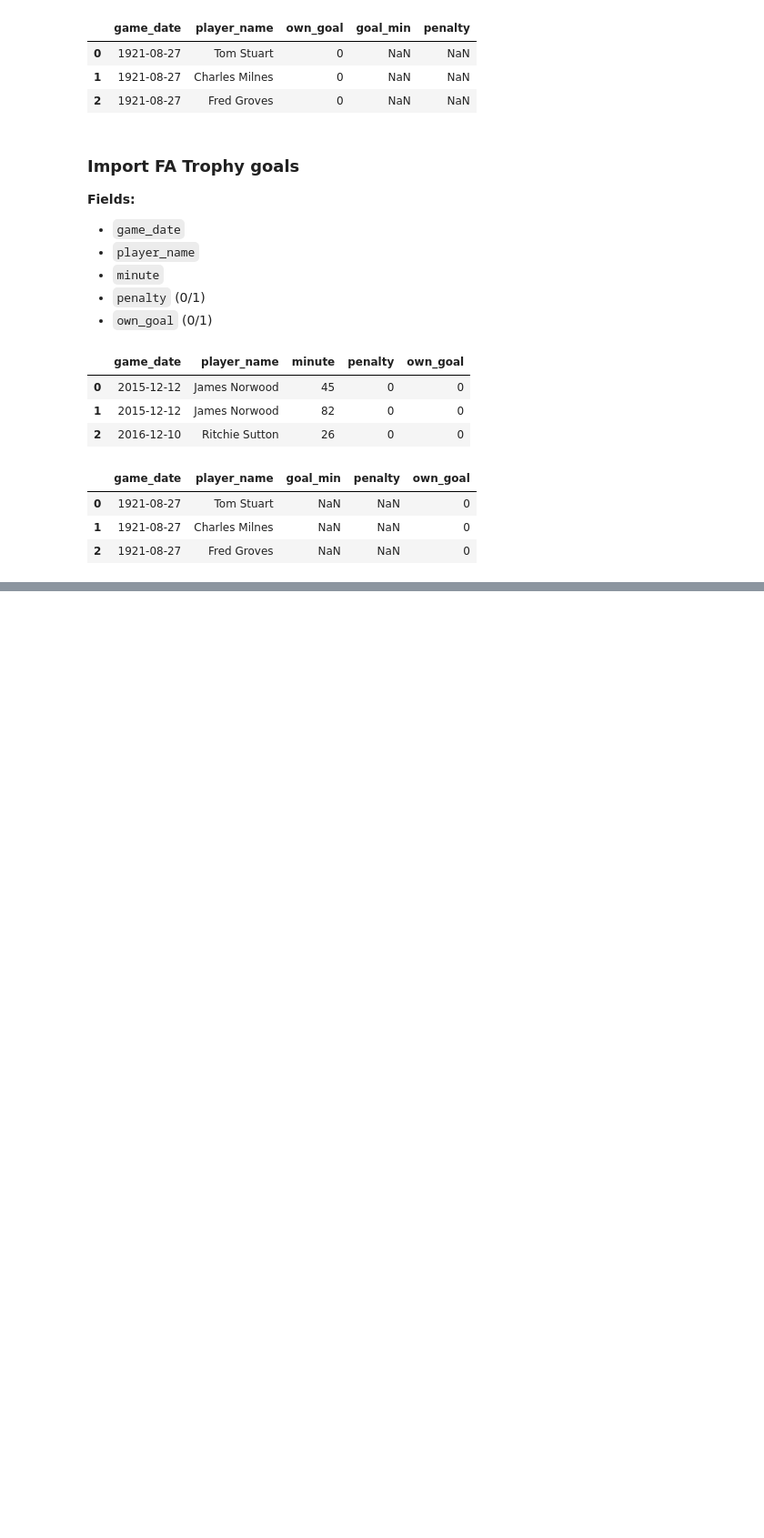
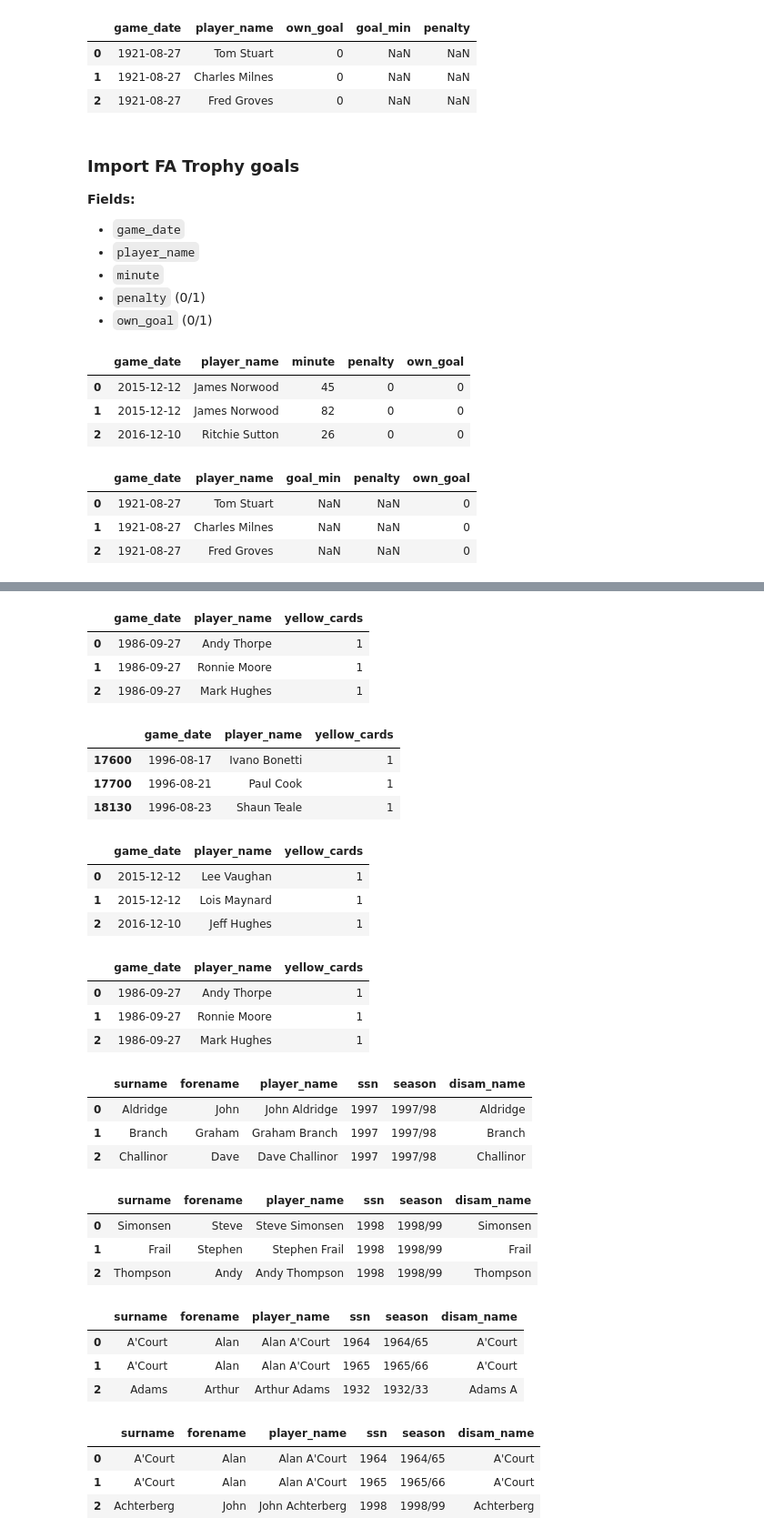
Before and after one commit to petebrown/pre-2023-data-prep, a Jupyter notebook: data-pipeline-prep.ipynb, the cells around one changed output, grey strips where cells are left out. Shown at 91% size. Drawn from its saved outputs; the diff is of its cells as text; code cells hidden in the pictures; blank space fills up the shorter version.

```diff
--- a/data-pipeline-prep.ipynb
+++ b/data-pipeline-prep.ipynb
@@ -227,0 +347,36 @@ goals_df.to_csv('data/goals_df.csv', index=False)
+# %%
+cr_yellows = pd.read_csv("https://raw.githubusercontent.com/petebrown/complete-record/main/seasons/manual/cards_yellow.csv", parse_dates = ["game_date"])
+
+cr_yellows.head(3)
+# %% [output]
+|  | game_date | player_name | yellow_cards |
+| 0 | 1986-09-27 | Andy Thorpe | 1 |
+| 1 | 1986-09-27 | Ronnie Moore | 1 |
+| 2 | 1986-09-27 | Mark Hughes | 1 |
+# %%
+sb_yellows = sb_match_apps[["game_date", "player_name", "yellow_cards"]].query("yellow_cards > 0").sort_values(by = "game_date")
+
+sb_yellows.head(3)
+# %% [output]
+|  | game_date | player_name | yellow_cards |
+| 17600 | 1996-08-17 | Ivano Bonetti | 1 |
+| 17700 | 1996-08-21 | Paul Cook | 1 |
+| 18130 | 1996-08-23 | Shaun Teale | 1 |
+# %%
+fa_trophy_yellows = pd.read_csv("https://raw.githubusercontent.com/petebrown/complete-record/main/fa-trophy/fa_trophy_cards.csv", parse_dates = ["game_date"])[["game_date", "player_name", "yellow_card"]].query("yellow_card == 1").rename(columns = {"yellow_card": "yellow_cards"})
+
+fa_trophy_yellows.head(3)
+# %% [output]
+|  | game_date | player_name | yellow_cards |
+| 0 | 2015-12-12 | Lee Vaughan | 1 |
+| 1 | 2015-12-12 | Lois Maynard | 1 |
+| 2 | 2016-12-10 | Jeff Hughes | 1 |
+# %%
+yellow_cards_df = pd.concat([cr_yellows, sb_yellows, fa_trophy_yellows], axis = 0).sort_values(by = "game_date").reset_index(drop = True)
+
+yellow_cards_df.head(3)
+# %% [output]
+|  | game_date | player_name | yellow_cards |
+| 0 | 1986-09-27 | Andy Thorpe | 1 |
+| 1 | 1986-09-27 | Ronnie Moore | 1 |
+| 2 | 1986-09-27 | Mark Hughes | 1 |
@@ -227,0 +385,32 @@ goals_df.to_csv('data/goals_df.csv', index=False)
+# %%
+pl_ssns_9798 = pd.read_csv("https://raw.githubusercontent.com/petebrown/complete-record/main/output/player_ssns_9798.csv")
+pl_ssns_9798.head(3)
+# %% [output]
+|  | surname | forename | player_name | ssn | season | disam_name |
+| 0 | Aldridge | John | John Aldridge | 1997 | 1997/98 | Aldridge |
+| 1 | Branch | Graham | Graham Branch | 1997 | 1997/98 | Branch |
+| 2 | Challinor | Dave | Dave Challinor | 1997 | 1997/98 | Challinor |
+# %%
+pl_ssns_9899 = pd.read_csv("https://raw.githubusercontent.com/petebrown/complete-record/main/output/player_ssns_9899.csv")
+pl_ssns_9899.head(3)
+# %% [output]
+|  | surname | forename | player_name | ssn | season | disam_name |
+| 0 | Simonsen | Steve | Steve Simonsen | 1998 | 1998/99 | Simonsen |
+| 1 | Frail | Stephen | Stephen Frail | 1998 | 1998/99 | Frail |
+| 2 | Thompson | Andy | Andy Thompson | 1998 | 1998/99 | Thompson |
+# %%
+pl_ssns = pd.read_csv("https://raw.githubusercontent.com/petebrown/complete-record/main/output/player_ssns.csv")
+pl_ssns.head(3)
+# %% [output]
+|  | surname | forename | player_name | ssn | season | disam_name |
+| 0 | A'Court | Alan | Alan A'Court | 1964 | 1964/65 | A'Court |
+| 1 | A'Court | Alan | Alan A'Court | 1965 | 1965/66 | A'Court |
+| 2 | Adams | Arthur | Arthur Adams | 1932 | 1932/33 | Adams A |
+# %%
+cr_pl_ssns = pd.concat([pl_ssns, pl_ssns_9798, pl_ssns_9899], axis = 0).sort_values(by = ["surname", "forename", "ssn"]).reset_index(drop = True)
+cr_pl_ssns.head(3)
+# %% [output]
+|  | surname | forename | player_name | ssn | season | disam_name |
+| 0 | A'Court | Alan | Alan A'Court | 1964 | 1964/65 | A'Court |
+| 1 | A'Court | Alan | Alan A'Court | 1965 | 1965/66 | A'Court |
+| 2 | Achterberg | John | John Achterberg | 1998 | 1998/99 | Achterberg |
```
Also changed, not shown: parts of 25 cells of this notebook.
